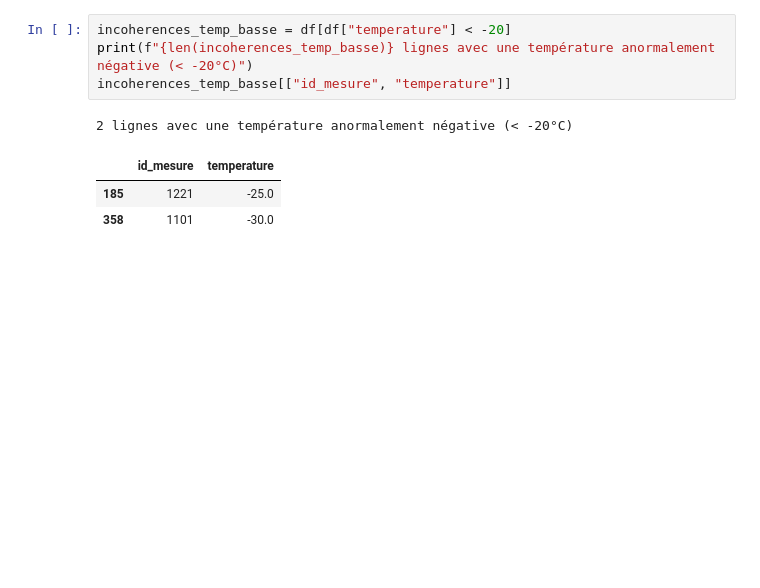
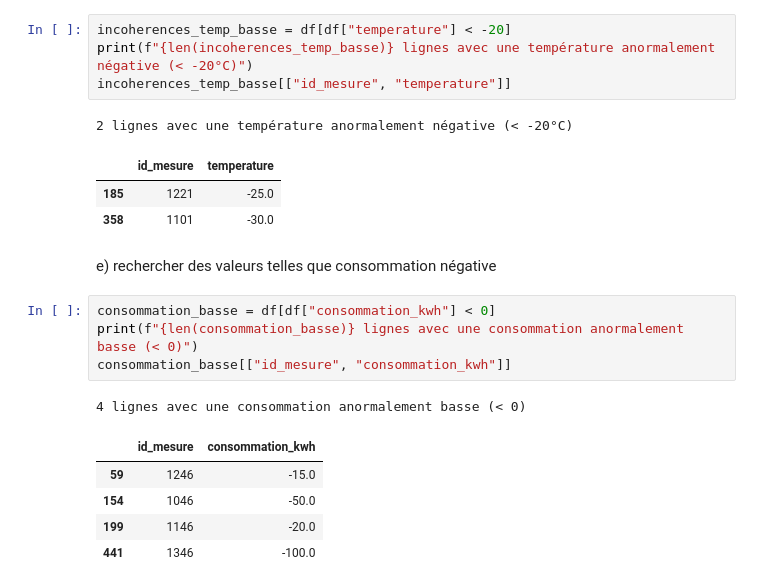
Before and after one commit to Youssoupha-ndiaye/atelier_pr-parations_donn-es_ODC_IA, a Jupyter notebook: atelier_prepa_donnees_tab/notebooks/atelier_prepa_donnees_tab.ipynb, the cells around one changed output. Drawn from its saved outputs; the diff is of its cells as text; blank space fills up the shorter version.

Commit message:
12-e) les valeurs dont la consommation est négative

```diff
--- a/atelier_prepa_donnees_tab/notebooks/atelier_prepa_donnees_tab.ipynb
+++ b/atelier_prepa_donnees_tab/notebooks/atelier_prepa_donnees_tab.ipynb
@@ -225,3 +225,16 @@ incoherences_temp_basse[["id_mesure", "temperature"]]
 |  | id_mesure | temperature |
 | 185 | 1221 | -25.0 |
 | 358 | 1101 | -30.0 |
+# %% [markdown]
+e) rechercher des valeurs telles que consommation négative
+# %%
+consommation_basse = df[df["consommation_kwh"] < 0]
+print(f"{len(consommation_basse)} lignes avec une consommation anormalement basse (< 0)")
+consommation_basse[["id_mesure", "consommation_kwh"]]
+# %% [output]
+4 lignes avec une consommation anormalement basse (< 0)
+|  | id_mesure | consommation_kwh |
+| 59 | 1246 | -15.0 |
+| 154 | 1046 | -50.0 |
+| 199 | 1146 | -20.0 |
+| 441 | 1346 | -100.0 |
```
